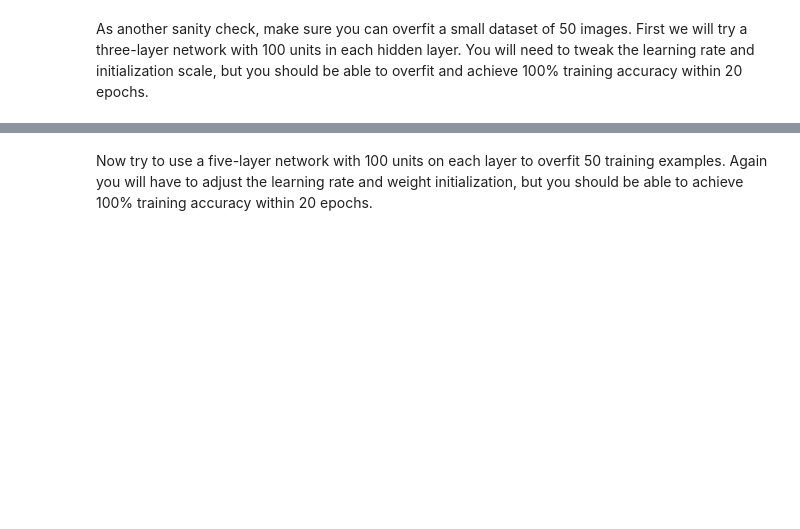
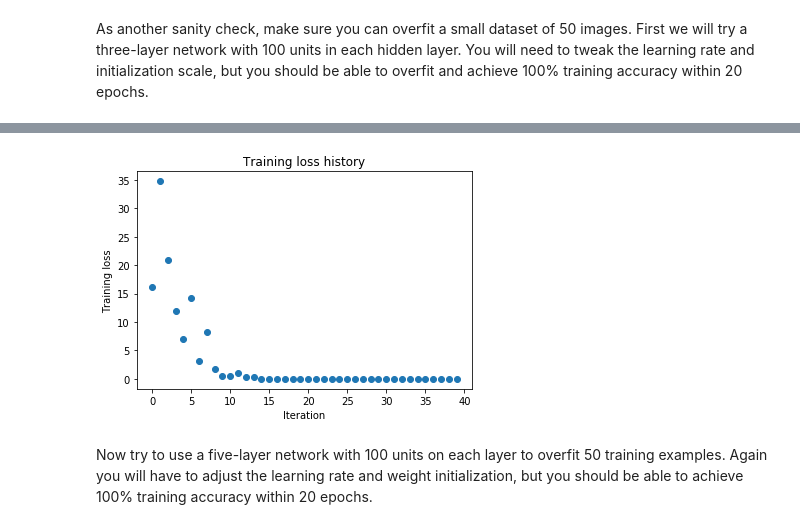
Before and after one commit to linguishi/cs231n_assignment2, a Jupyter notebook: FullyConnectedNets.ipynb, the cells around one changed output, grey strips where cells are left out. Drawn from its saved outputs; the diff is of its cells as text; code cells hidden in the pictures; blank space fills up the shorter version.

```diff
--- a/FullyConnectedNets.ipynb
+++ b/FullyConnectedNets.ipynb
@@ -437,8 +454,8 @@ small_data = {
   'y_val': data['y_val'],
 }
 
-weight_scale = 1e-2
-learning_rate = 1e-4
+weight_scale =5e-2
+learning_rate = 1e-3
 model = FullyConnectedNet([100, 100],
               weight_scale=weight_scale, dtype=np.float64)
 solver = Solver(model, small_data,
@@ -455,3 +472,4 @@ plt.title('Training loss history')
 plt.xlabel('Iteration')
 plt.ylabel('Training loss')
 plt.show()
+# %% [output]
@@ -458,3 +493,4 @@ plt.show()
+[figure, added]
 # %% [markdown]
 Now try to use a five-layer network with 100 units on each layer to overfit 50 training examples. Again you will have to adjust the learning rate and weight initialization, but you should be able to achieve 100% training accuracy within 20 epochs.
 # %%
```
Also changed, not shown: parts of 7 cells of this notebook, 1 other file.
